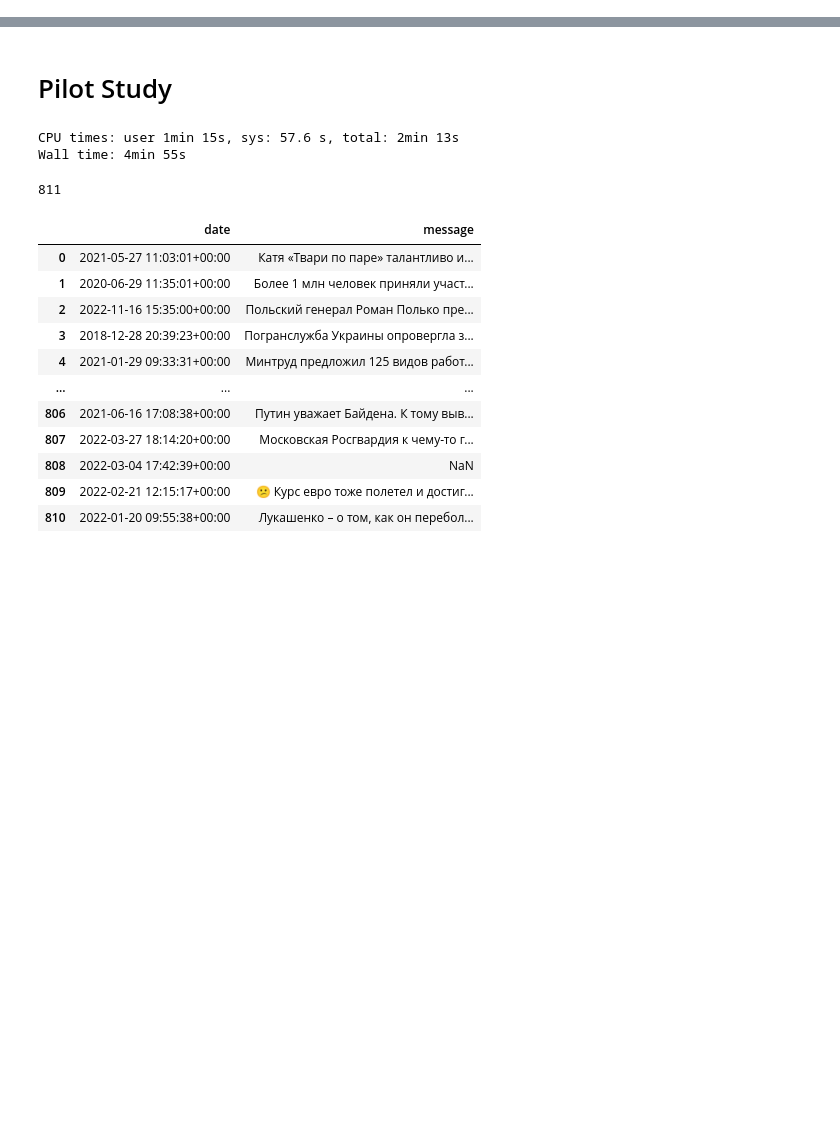
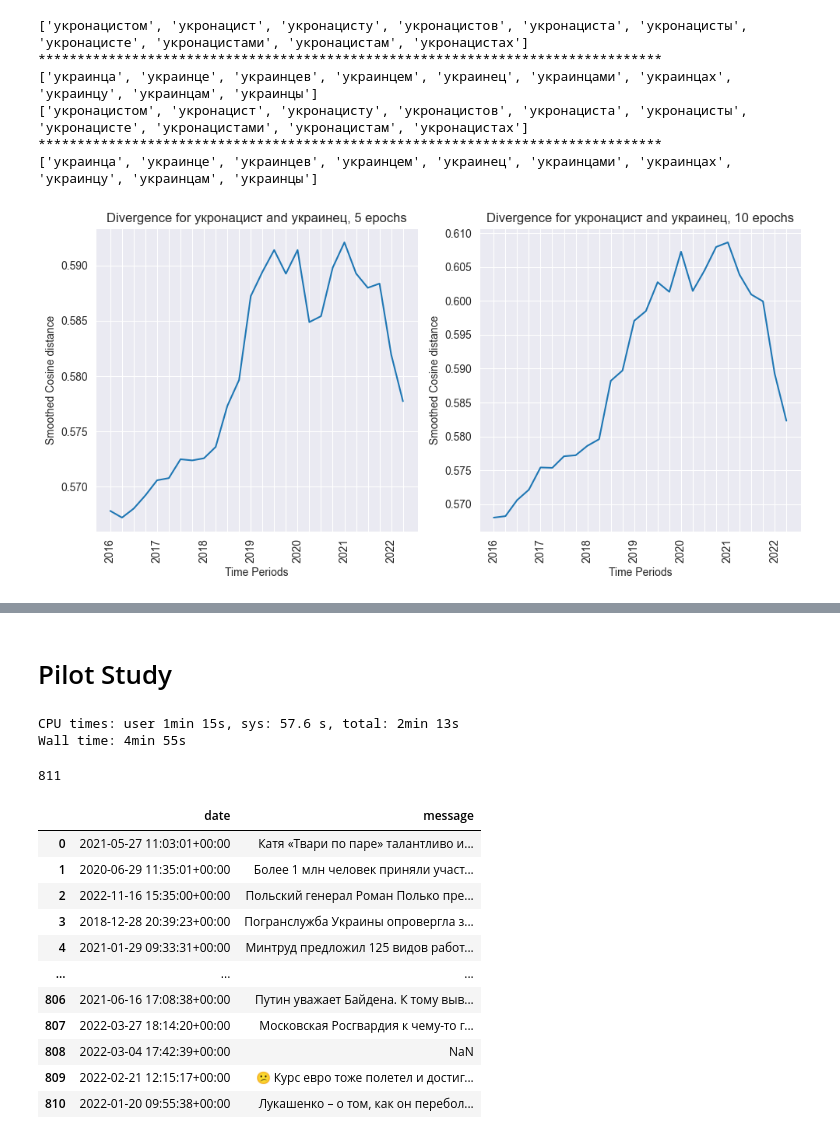
Before and after one commit to kateburovova/dehumanization, a Jupyter notebook: diachronic_analysis.ipynb, the cells around one changed output, grey strips where cells are left out. Cells and saved outputs as stored; diff of their text form; code cells hidden in the pictures; blank space fills up the shorter version.

```diff
--- a/diachronic_analysis.ipynb
+++ b/diachronic_analysis.ipynb
@@ -515,0 +229,11 @@ Wall time: 1min 34s
+# %%
+%%time
+plot_all('укронацист', 'украинец')
+# %% [output]
+['укронацистом', 'укронацист', 'укронацисту', 'укронацистов', 'укронациста', 'укронацисты', 'укронацисте', 'укронацистами', 'укронацистам', 'укронацистах']
+********************************************************************************
+['украинца', 'украинце', 'украинцев', 'украинцем', 'украинец', 'украинцами', 'украинцах', 'украинцу', 'украинцам', 'украинцы']
+['укронацистом', 'укронацист', 'укронацисту', 'укронацистов', 'укронациста', 'укронацисты', 'укронацисте', 'укронацистами', 'укронацистам', 'укронацистах']
+********************************************************************************
+['украинца', 'украинце', 'украинцев', 'украинцем', 'украинец', 'украинцами', 'украинцах', 'украинцу', 'украинцам', 'украинцы']
+[figure, added]
```
Also changed, not shown: parts of 72 cells of this notebook, 1 other file.
